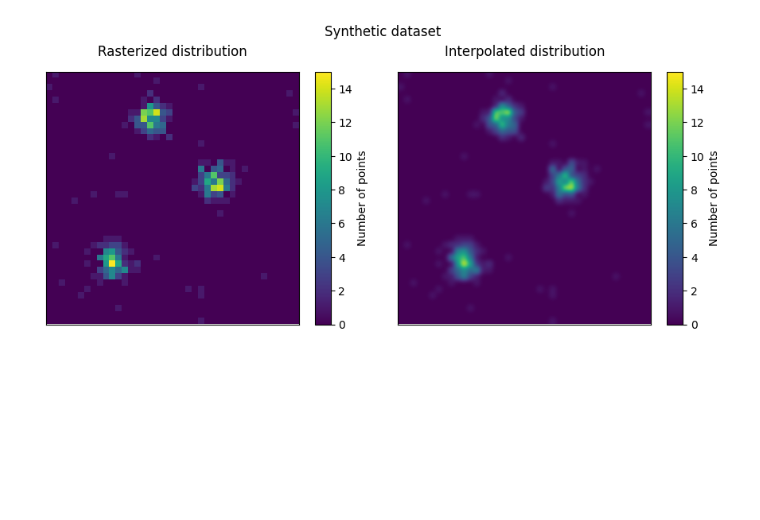
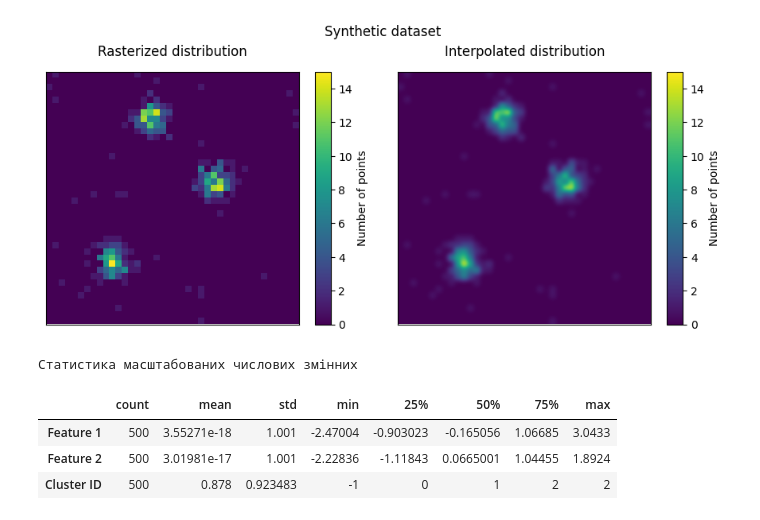
Before and after one commit to BogdanPinchuk/DataScience-PBY_HW19, a Jupyter notebook: Bohdan_Pinchuk_DS_HW19.ipynb, the cells around one changed output. Drawn from its saved outputs; the diff is of its cells as text; code cells hidden in the pictures; blank space fills up the shorter version.

Commit message:
[Homework19] - added scaling

```diff
--- a/Bohdan_Pinchuk_DS_HW19.ipynb
+++ b/Bohdan_Pinchuk_DS_HW19.ipynb
@@ -438,3 +438,33 @@ plt.tight_layout()
 plt.show()
 # %% [output]
 [figure]
+# %%
+# Scaling
+
+from sklearn.preprocessing import StandardScaler
+
+# Input data
+cluster_dataset_sc = cluster_dataset.copy()
+data_set = cluster_dataset_sc
+data_set.drop(columns=[y_col_name], inplace=True)
+
+# Solution
+scaler = StandardScaler()
+
+col_num_type = data_set.select_dtypes(include=np.number)
+
+for col_name in col_num_type.columns:
+    col_data = data_set[col_name].values.reshape(-1, 1)
+    scaled_data = scaler.fit_transform(col_data)
+    data_set[col_name] = scaled_data
+
+data_set[y_col_name] = cluster_dataset[y_col_name]
+
+# Print results
+display(data_set.describe().T.style.format("{:g}").set_caption("Статистика масштабованих числових змінних"))
+# %% [output]
+Статистика масштабованих числових змінних
+|  | count | mean | std | min | 25% | 50% | 75% | max |
+| Feature 1 | 500 | 3.55271e-18 | 1.001 | -2.47004 | -0.903023 | -0.165056 | 1.06685 | 3.0433 |
+| Feature 2 | 500 | 3.01981e-17 | 1.001 | -2.22836 | -1.11843 | 0.0665001 | 1.04455 | 1.8924 |
+| Cluster ID | 500 | 0.878 | 0.923483 | -1 | 0 | 1 | 2 | 2 |
```
Also changed, not shown: parts of 2 cells of this notebook.
